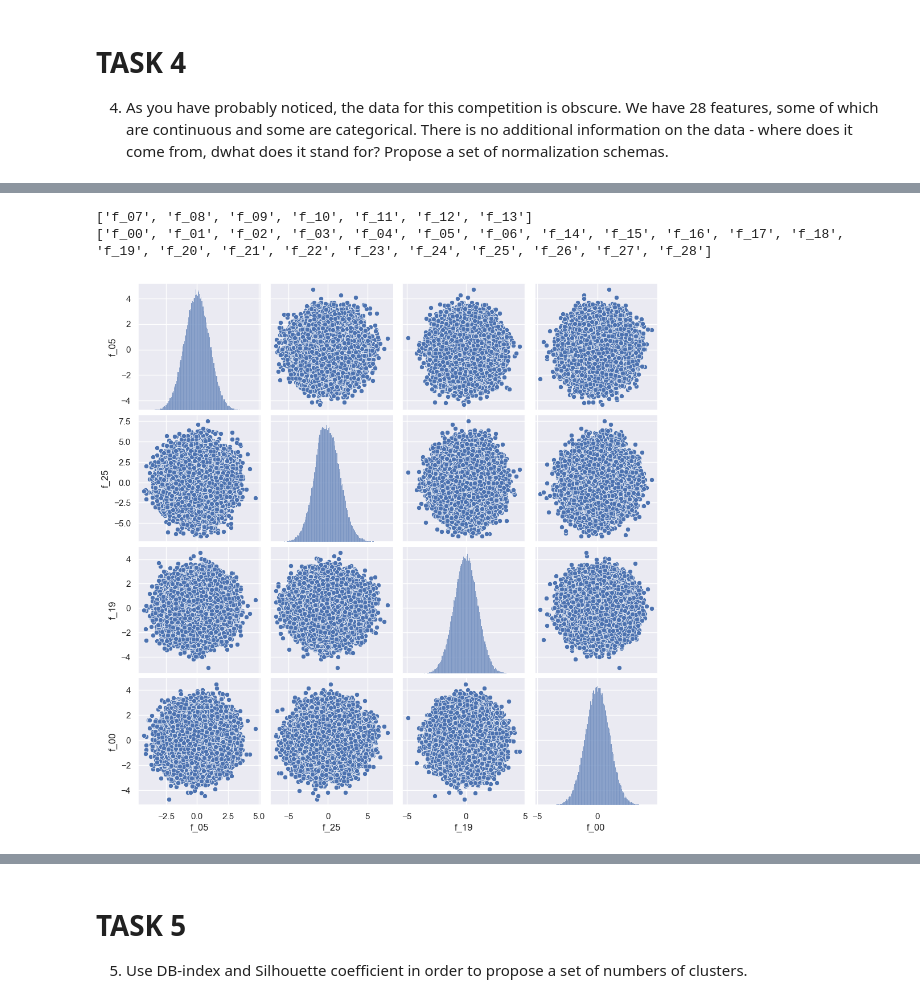
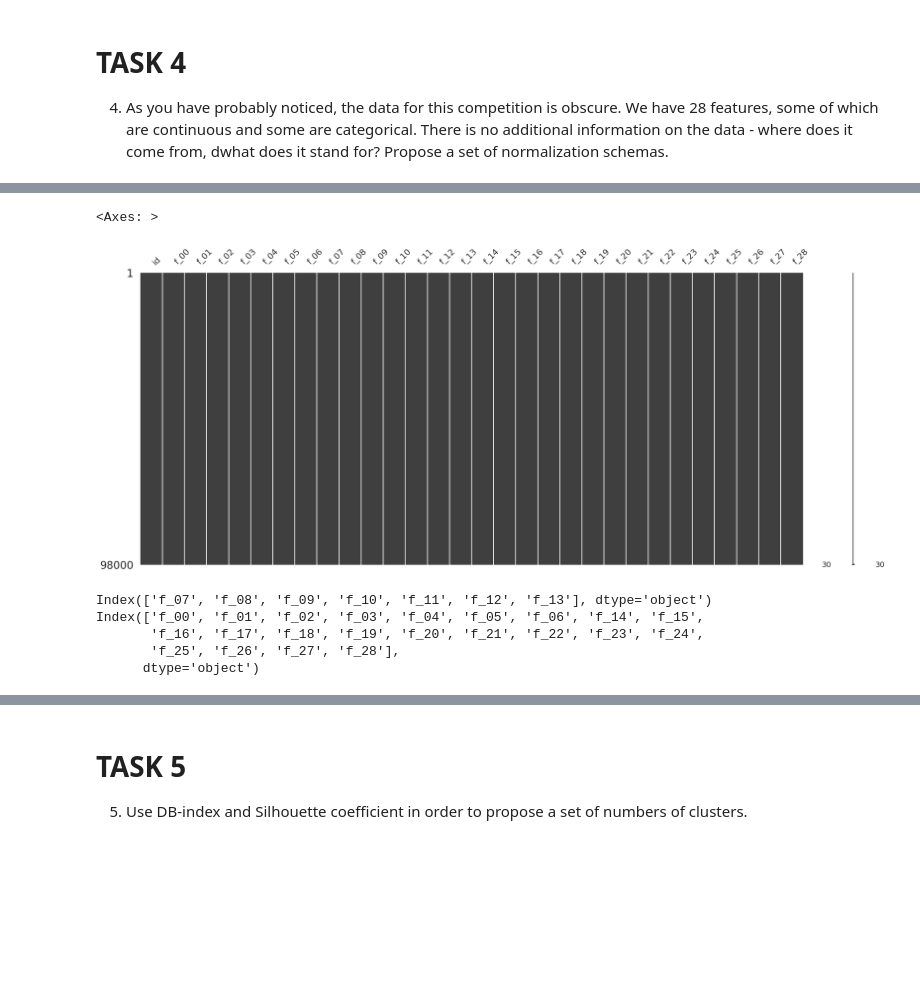
Before and after one commit to eeryczeek/data_mining, a Jupyter notebook: assignment_3/assignment_3.ipynb, the cells around one changed output, grey strips where cells are left out. Saved outputs shown, nothing was run; the diff lists cells and outputs as text; code cells hidden in the pictures; blank space fills up the shorter version.

```diff
--- a/assignment_3/assignment_3.ipynb
+++ b/assignment_3/assignment_3.ipynb
@@ -56,15 +40,20 @@ def plot_random_continuous_features(df, continuous_features, n=4):
+# %%
+import missingno as msno
+
+msno.matrix(tabular_playground_series)
+# %% [output]
+<Axes: >
+[figure, added]
 # %%
 # find out which features are discrete and which are continuous
-discrete_features = [column for column in tabular_playground_series.columns if tabular_playground_series[column].nunique() < 100]
+discrete_features = tabular_playground_series.dtypes[tabular_playground_series.dtypes == 'int64'].index.drop('id')
 print(discrete_features)
 
-continuous_features = [column for column in tabular_playground_series.columns if column not in discrete_features]
-continuous_features.remove('id')
+continuous_features = tabular_playground_series.dtypes[tabular_playground_series.dtypes == 'float64'].index
 print(continuous_features)
 # %% [output]
-['f_07', 'f_08', 'f_09', 'f_10', 'f_11', 'f_12', 'f_13']
-['f_00', 'f_01', 'f_02', 'f_03', 'f_04', 'f_05', 'f_06', 'f_14', 'f_15', 'f_16', 'f_17', 'f_18', 'f_19', 'f_20', 'f_21', 'f_22', 'f_23', 'f_24', 'f_25', 'f_26', 'f_27', 'f_28']
+Index(['f_07', 'f_08', 'f_09', 'f_10', 'f_11', 'f_12', 'f_13'], dtype='object')
+Index(['f_00', 'f_01', 'f_02', 'f_03', 'f_04', 'f_05', 'f_06', 'f_14', 'f_15',
+       'f_16', 'f_17', 'f_18', 'f_19', 'f_20', 'f_21', 'f_22', 'f_23', 'f_24',
+       'f_25', 'f_26', 'f_27', 'f_28'],
+      dtype='object')
-# %%
-plot_random_continuous_features(tabular_playground_series, continuous_features)
-# %% [output]
-[figure, removed]
```
Also changed, not shown: parts of 20 cells of this notebook.
